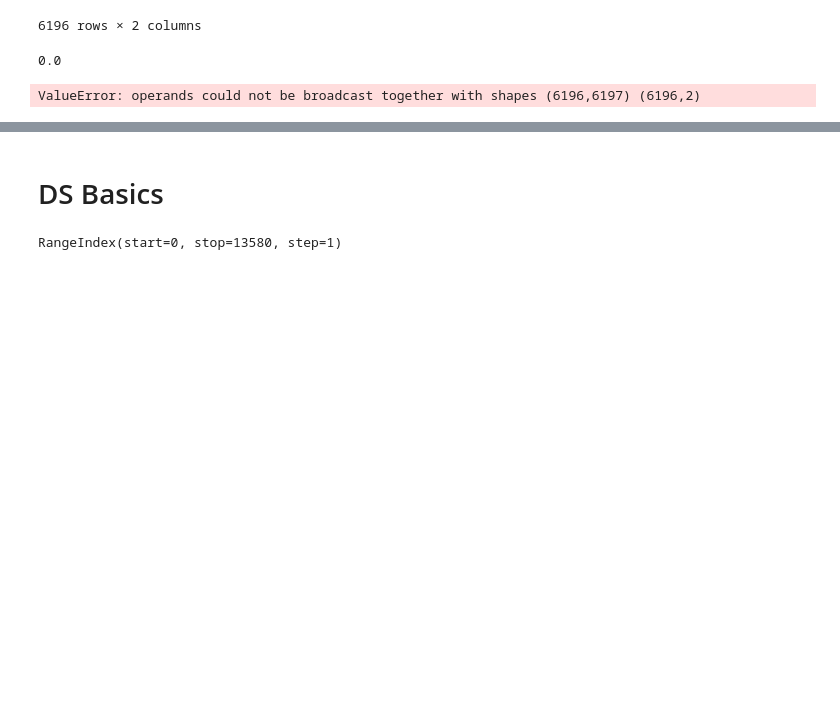
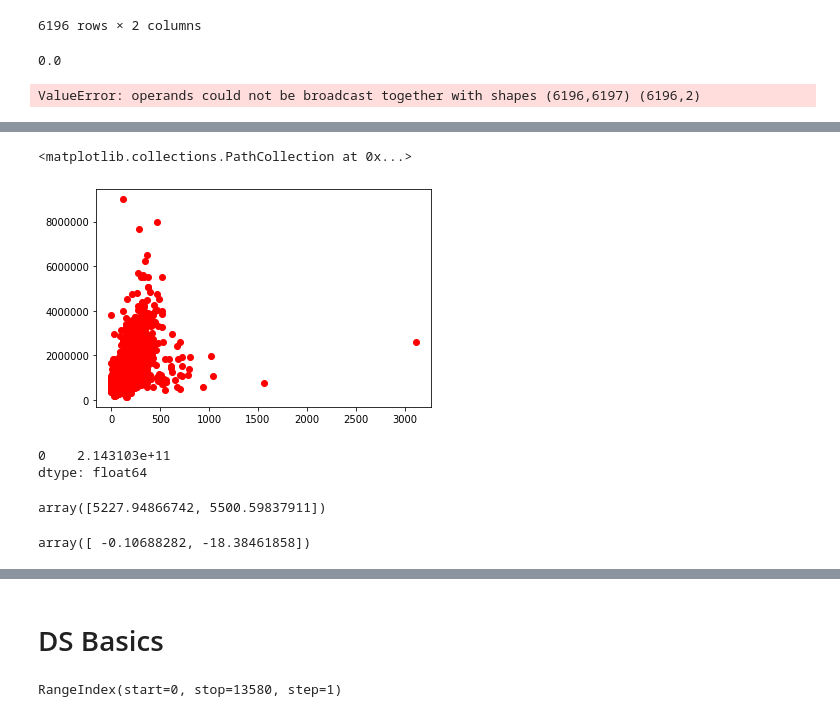
Before and after one commit to bisalgt/playground, a Jupyter notebook: linear regression for one vairable and gradient descent.ipynb, the cells around one changed output, grey strips where cells are left out. Cells and saved outputs as stored; diff of their text form; code cells hidden in the pictures; blank space fills up the shorter version.

```diff
--- a/linear regression for one vairable and gradient descent.ipynb
+++ b/linear regression for one vairable and gradient descent.ipynb
@@ -531,0 +660,18 @@ theta.iloc[:, 1] - ((1/m)* pd.DataFrame((h2.values * X.values).sum(axis=1)))
+# %%
+plt.scatter(X.iloc[:, 1], y, c='r')
+# %% [output]
+<matplotlib.collections.PathCollection at 0x...>
+[figure, added]
+# %%
+cost
+# %% [output]
+0    2.143103e+11
+dtype: float64
+# %%
+theta
+# %% [output]
+array([5227.94866742, 5500.59837911])
+# %%
+theta
+# %% [output]
+array([ -0.10688282, -18.38461858])
```
Also changed, not shown: parts of 17 cells of this notebook.
